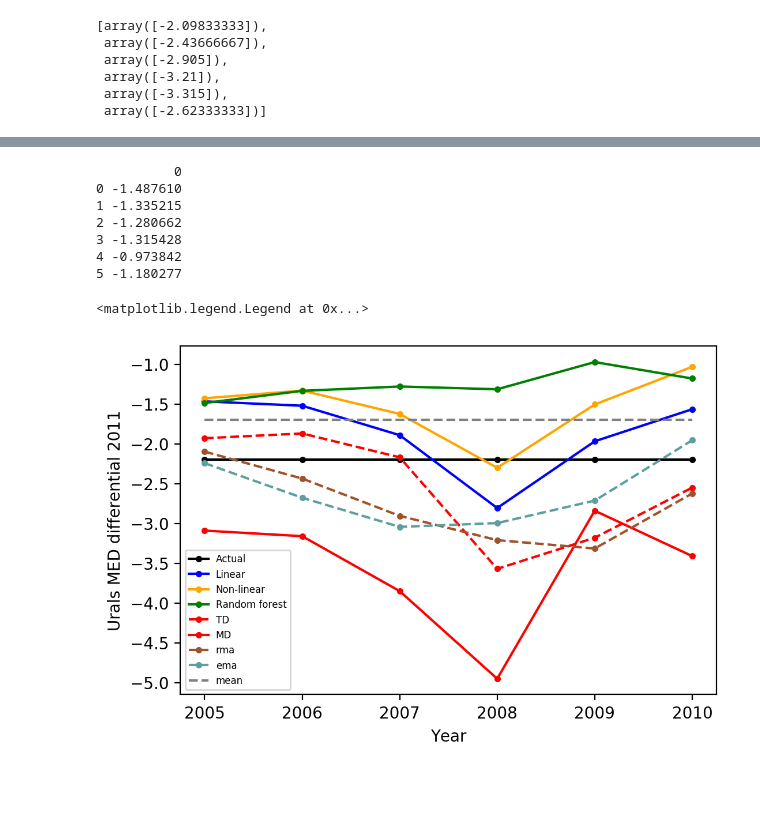
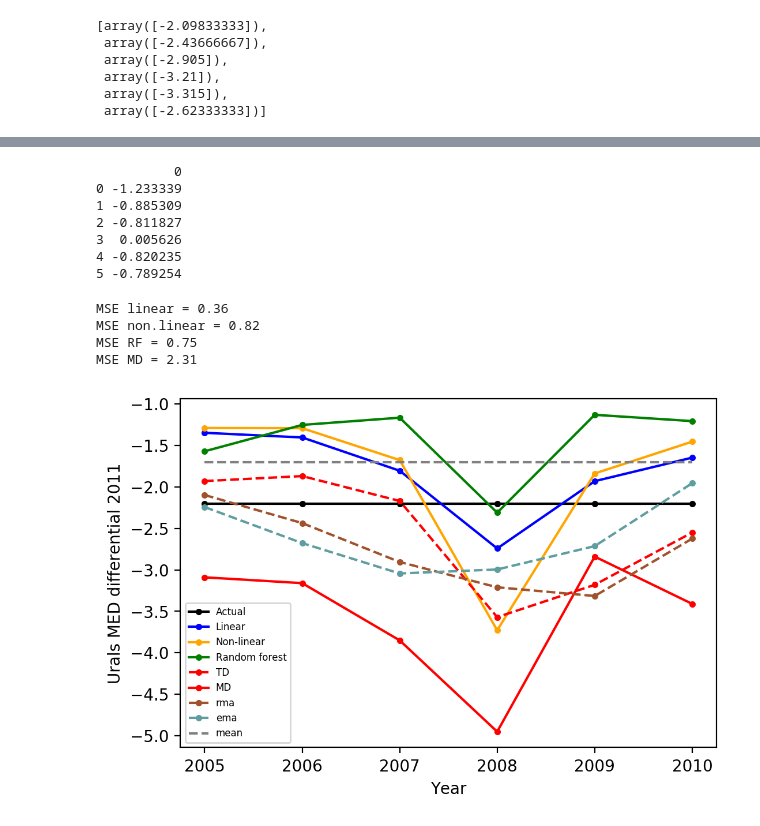
Before and after one commit to kaibawong/differential, a Jupyter notebook: UralsMED_pred.ipynb, the cells around one changed output, grey strips where cells are left out. Cells and saved outputs as stored; diff of their text form; code cells hidden in the pictures; blank space fills up the shorter version.

```diff
--- a/UralsMED_pred.ipynb
+++ b/UralsMED_pred.ipynb
@@ -143,8 +148,0 @@ Warnings:
-# %%
-input_2011 = pd.read_table('pred_Dubai2011.csv',delimiter =',')
-
-Du = input_2011.iloc[:,1]
-FO35= I_2011["Pred FO 3.5% 2011"]
-FO1= I_2011["Pred FO 1% 2011"]
-linear_UralM=regr.intercept_+ regr.coef_[0]*Du + regr.coef_[1]*FO35 + regr.coef_[2]*FO1
-print(linear_UralM)
@@ -161,0 +149,5 @@ nonlinear_UralM =  0.291421970876107*Du - 1.22717033972297 - 0.0966332745321596*
+# %%
+
+nonlinear_UralM =   0.00724612659575245*(FO1)**2 + 0.00153428845373314*(FO1)**3 - 1.24167501962635
+- 0.03181704251647*(FO35) - 0.210034973409967*(FO1) - 0.0295232993636577*(FO1)*(FO35)
+- 0.00160888639770049*(FO35)*(FO1)**2
@@ -162,20 +162,20 @@ nonlinear_UralM =  0.291421970876107*Du - 1.22717033972297 - 0.0966332745321596*
 # %%
 #train_combi = combi.iloc[:-100,1:]
-train_combi = combi.iloc[:,1:]
-test_combi = combi.iloc[-100:,1:]
+train_combi = combi.iloc[-100:,1:]
+test_combi = combi.iloc[95:-100,1:]
 
 plt.rcParams['figure.dpi'] = 200
 
 #x_train=train_combi.drop("Maya Europe",axis=1)
 #x_train=train_combi[train_combi.columns.difference(["Mars"])]
-x_train=train_combi[["Dubai","FO 1%", "FO 3.5%"]]
+x_train=train_combi[["FO 1%", "FO 3.5%"]]
 y_train=train_combi["Urals MED"]
 
 #df.drop('b', axis=1)
 
 #x_test=train_combi.drop("Maya Europe",axis=1)
 #x_test=test_combi[test_combi.columns.difference(["Mars"])]
-x_test=test_combi[["Dubai","FO 1%", "FO 3.5%"]]
+x_test=test_combi[["FO 1%", "FO 3.5%"]]
 y_test=test_combi["Urals MED"].to_frame()
 
 
@@ -188,13 +188,13 @@ y_pred=regressor.predict(x_test)
 y_pred=pd.DataFrame(y_pred)
 
 
-plt_train=plt.scatter(x_train["Dubai"],y_train,   color='grey')
-plt_test=plt.scatter(x_test["Dubai"],y_test,   color='green')
-plt_pred=plt.scatter(x_test["Dubai"], y_pred,  color='black')
+plt_train=plt.scatter(x_train["FO 3.5%"],y_train,   color='grey')
+plt_test=plt.scatter(x_test["FO 3.5%"],y_test,   color='green')
+plt_pred=plt.scatter(x_test["FO 3.5%"], y_pred,  color='black')
 
 
 
-plt.xlabel("Dubai")
+plt.xlabel("FO 3.5%")
 plt.ylabel("Urals MED")
 plt.legend((plt_train, plt_test,plt_pred),("train data", "test data","prediction"))
 plt.show()
@@ -231,39 +230,53 @@ Feature FO 3.5% (0.168444)
 # %%
 #data_df = price[['Dated brent','FO 3.5%','FO 1%']]
 
-Du = input_2011.iloc[:,3]
-data_df = pd.concat([Du, FO1,FO35],axis=1)
+
+data_df = pd.concat([FO1,FO35],axis=1)
 y_pred=regressor.predict(data_df)
 y_pred= pd.DataFrame(y_pred)
 print(y_pred)
 # %% [output]
           0
-0 -1.487610
-1 -1.335215
-2 -1.280662
-3 -1.315428
-4 -0.973842
-5 -1.180277
+0 -1.233339
+1 -0.885309
+2 -0.811827
+3  0.005626
+4 -0.820235
+5 -0.789254
 # %%
 import pylab as plot
 params = {'legend.fontsize': 6,
           'legend.handlelength': 2}
 plot.rcParams.update(params)
 plt.plot(I_2011["Pred Year"],I_2011["Actual 2011"],'k.-')
 plt.plot(I_2011["Pred Year"],linear_UralM,'b.-')
 plt.plot(I_2011["Pred Year"],nonlinear_UralM,'.-',color ='orange')
 plt.plot(I_2011["Pred Year"],y_pred,'g.-')
 plt.plot(I_2011["Pred Year"],I_2011["TD 2011"],'r.--')
 plt.plot(I_2011["Pred Year"],I_2011["MD 2011"],'r.-')
 plt.plot(I_2011["Pred Year"],rma,'.--',color ='sienna')
 plt.plot(I_2011["Pred Year"],ema,'.--',color ='cadetblue')
 plt.plot([I_2011["Pred Year"].iloc[0],I_2011["Pred Year"].iloc[-1]],[-1.7,-1.7],'--',color='grey')
 plt.xlabel('Year')
 plt.ylabel('Urals MED differential 2011')
 plt.legend(("Actual","Linear","Non-linear","Random forest","TD","MD","rma","ema","mean"))
+
+from sklearn.metrics import mean_squared_error
+mse_L = mean_squared_error(I_2011["Actual 2011"],linear_UralM)
+mse_NL = mean_squared_error(I_2011["Actual 2011"],nonlinear_UralM)
+mse_RF = mean_squared_error(I_2011["Actual 2011"],y_pred)
+mse_MD = mean_squared_error(I_2011["Actual 2011"],I_2011["MD 2011"])
+
+print('MSE linear =',"{0:.2f}".format(mse_L))
+print('MSE non.linear =',"{0:.2f}".format(mse_NL))
+print('MSE RF =',"{0:.2f}".format(mse_RF))
+print('MSE MD =',"{0:.2f}".format(mse_MD))
 # %% [output]
-<matplotlib.legend.Legend at 0x...>
+MSE linear = 0.36
+MSE non.linear = 0.82
+MSE RF = 0.75
+MSE MD = 2.31
-[figure, old version]
+[figure, new version]
 # %%
 import pylab as plot
 params = {'legend.fontsize': 6,
```
Also changed, not shown: parts of 8 cells of this notebook, 4 other files.
